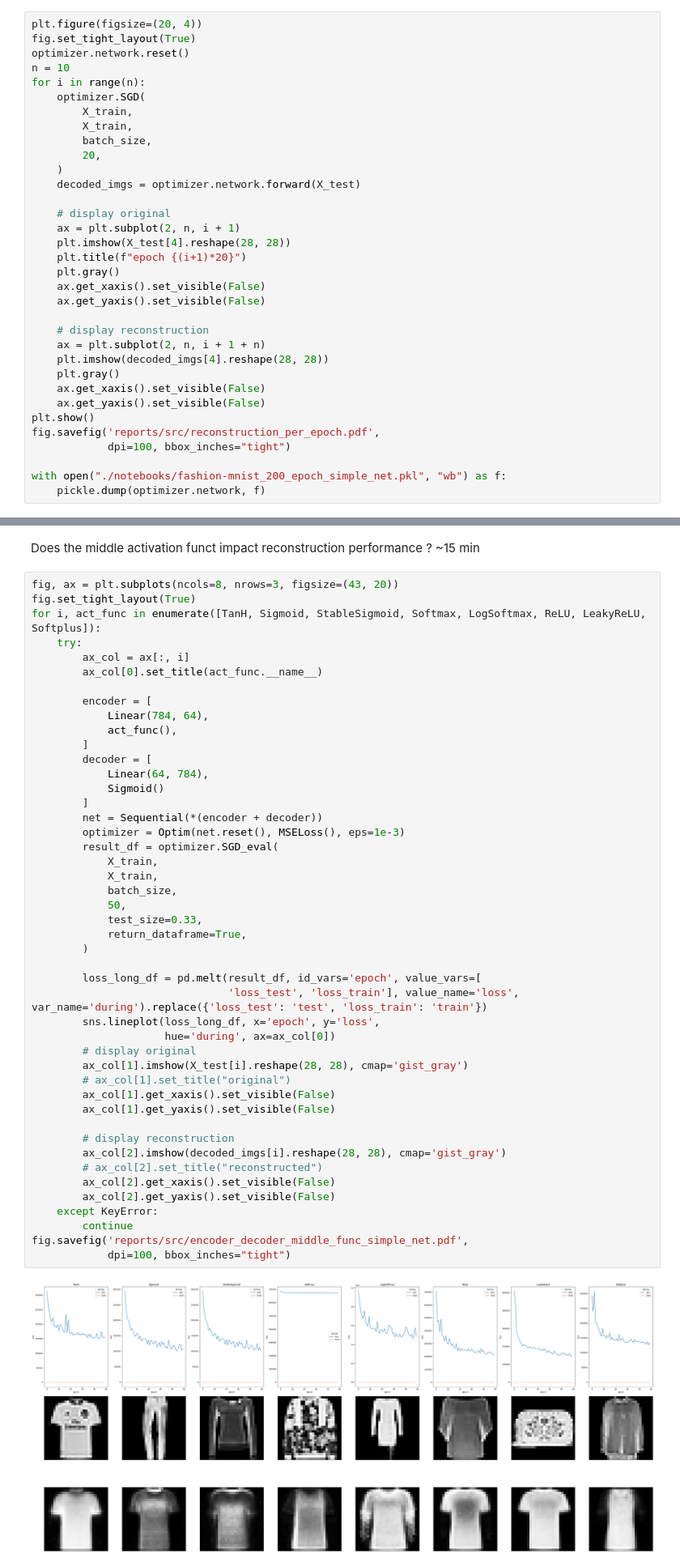
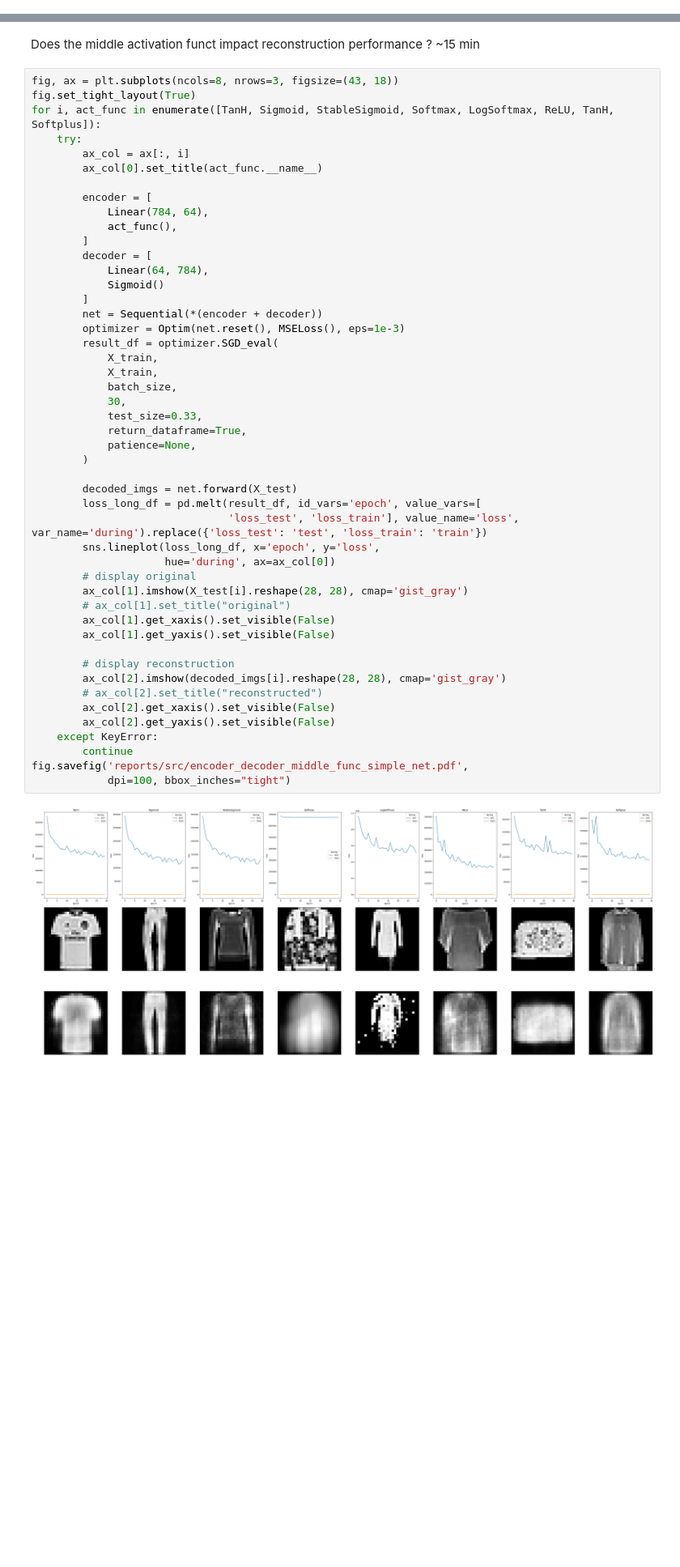
Before and after one commit to dataymeric/NeuralNetworksDIY, a Jupyter notebook: notebooks/encoder_decoder.ipynb, the cells around one changed output, grey strips where cells are left out. Shown at 81% size. Drawn from its saved outputs; the diff is of its cells as text; blank space fills up the shorter version.

```diff
--- a/notebooks/encoder_decoder.ipynb
+++ b/notebooks/encoder_decoder.ipynb
@@ -254,34 +169,0 @@ Reconstruction par epoch
-# %%
-plt.figure(figsize=(20, 4))
-fig.set_tight_layout(True)
-optimizer.network.reset()
-n = 10
-for i in range(n):
-    optimizer.SGD(
-        X_train,
-        X_train,
-        batch_size,
-        20,
-    )
-    decoded_imgs = optimizer.network.forward(X_test)
-
-    # display original
-    ax = plt.subplot(2, n, i + 1)
-    plt.imshow(X_test[4].reshape(28, 28))
-    plt.title(f"epoch {(i+1)*20}")
-    plt.gray()
-    ax.get_xaxis().set_visible(False)
-    ax.get_yaxis().set_visible(False)
-
-    # display reconstruction
-    ax = plt.subplot(2, n, i + 1 + n)
-    plt.imshow(decoded_imgs[4].reshape(28, 28))
-    plt.gray()
-    ax.get_xaxis().set_visible(False)
-    ax.get_yaxis().set_visible(False)
-plt.show()
-fig.savefig('reports/src/reconstruction_per_epoch.pdf',
-            dpi=100, bbox_inches="tight")
-
-with open("./notebooks/fashion-mnist_200_epoch_simple_net.pkl", "wb") as f:
-    pickle.dump(optimizer.network, f)
@@ -331,9 +170,9 @@ with open("./notebooks/fashion-mnist_1000_epoch_simple_net.pkl", "wb") as f:
 # %% [markdown]
 Does the middle activation funct impact reconstruction performance ? ~15 min
 # %%
-fig, ax = plt.subplots(ncols=8, nrows=3, figsize=(43, 20))
+fig, ax = plt.subplots(ncols=8, nrows=3, figsize=(43, 18))
 fig.set_tight_layout(True)
-for i, act_func in enumerate([TanH, Sigmoid, StableSigmoid, Softmax, LogSoftmax, ReLU, LeakyReLU, Softplus]):
+for i, act_func in enumerate([TanH, Sigmoid, StableSigmoid, Softmax, LogSoftmax, ReLU, TanH, Softplus]):
     try:
         ax_col = ax[:, i]
         ax_col[0].set_title(act_func.__name__)
@@ -349,34 +188,36 @@ for i, act_func in enumerate([TanH, Sigmoid, StableSigmoid, Softmax, LogSoftmax,
         net = Sequential(*(encoder + decoder))
         optimizer = Optim(net.reset(), MSELoss(), eps=1e-3)
         result_df = optimizer.SGD_eval(
             X_train,
             X_train,
             batch_size,
-            50,
+            30,
             test_size=0.33,
             return_dataframe=True,
+            patience=None,
         )
 
+        decoded_imgs = net.forward(X_test)
         loss_long_df = pd.melt(result_df, id_vars='epoch', value_vars=[
                                'loss_test', 'loss_train'], value_name='loss', var_name='during').replace({'loss_test': 'test', 'loss_train': 'train'})
         sns.lineplot(loss_long_df, x='epoch', y='loss',
                      hue='during', ax=ax_col[0])
         # display original
         ax_col[1].imshow(X_test[i].reshape(28, 28), cmap='gist_gray')
         # ax_col[1].set_title("original")
         ax_col[1].get_xaxis().set_visible(False)
         ax_col[1].get_yaxis().set_visible(False)
 
         # display reconstruction
         ax_col[2].imshow(decoded_imgs[i].reshape(28, 28), cmap='gist_gray')
         # ax_col[2].set_title("reconstructed")
         ax_col[2].get_xaxis().set_visible(False)
         ax_col[2].get_yaxis().set_visible(False)
     except KeyError:
         continue
 fig.savefig('reports/src/encoder_decoder_middle_func_simple_net.pdf',
             dpi=100, bbox_inches="tight")
 # %% [output]
-[figure, old version]
+[figure, new version]
 # %% [markdown]
 ## Réseau plus complexe
```
Also changed, not shown: parts of 32 cells of this notebook, 5 other files.
